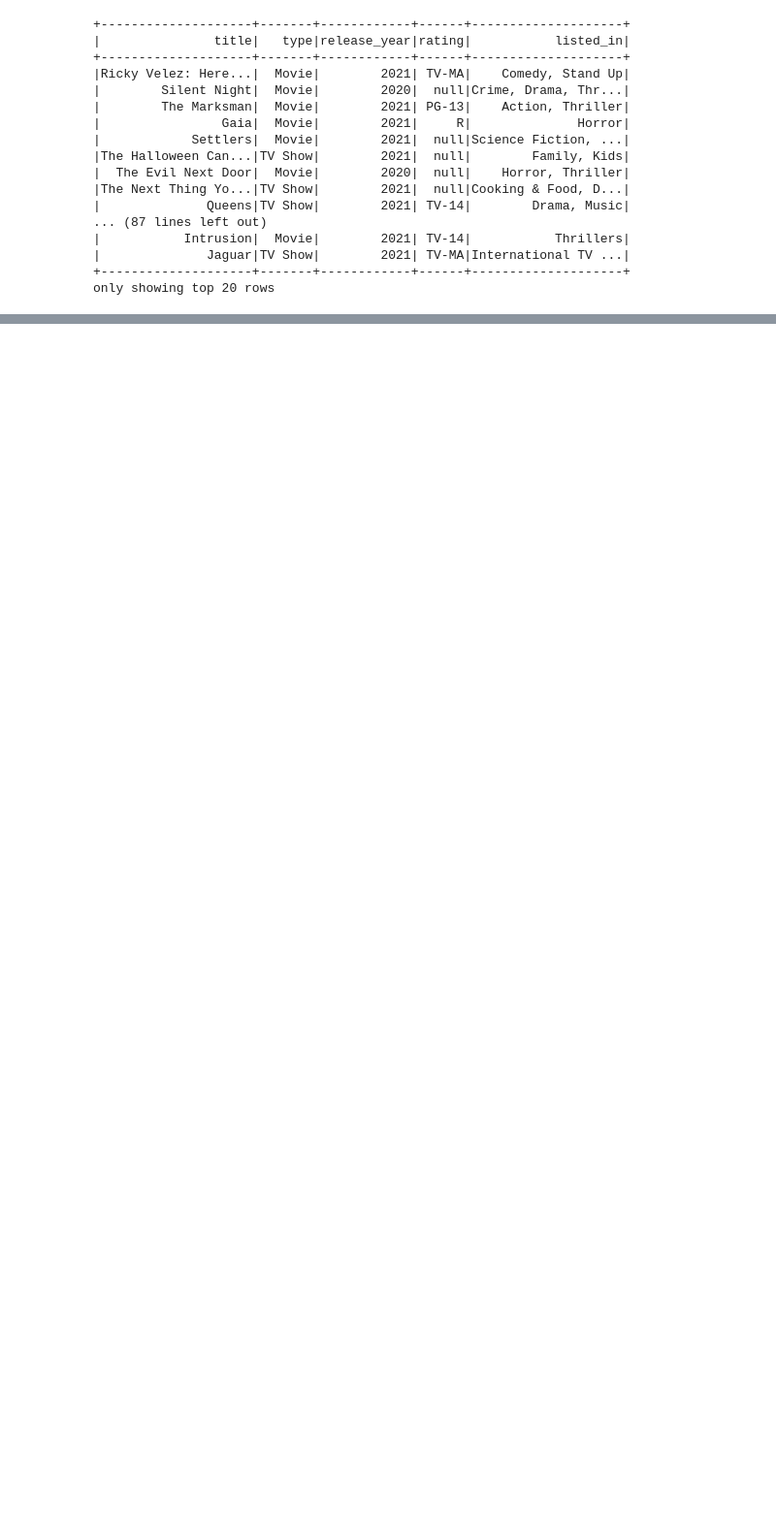
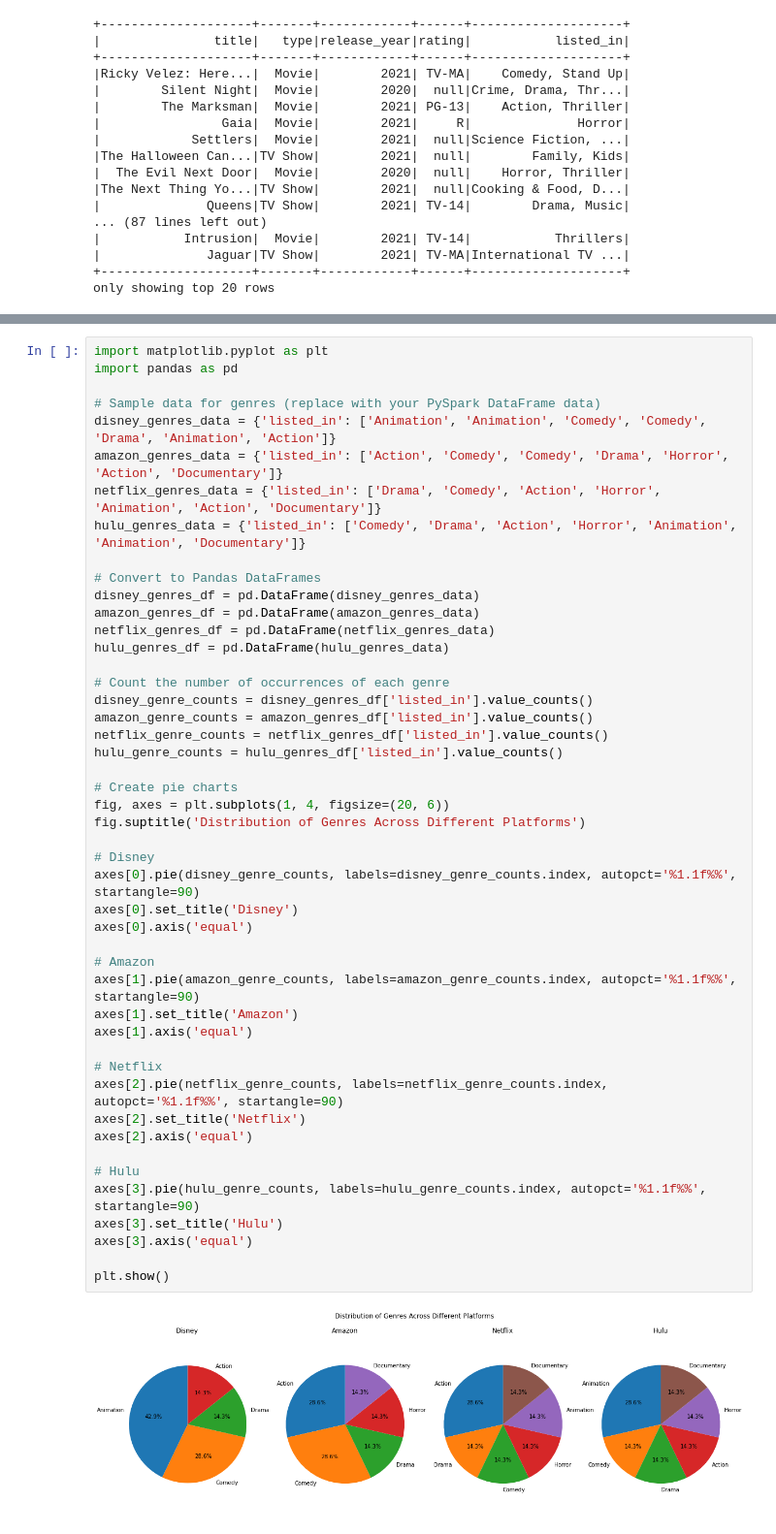
Before and after one commit to Fabio-Poli/CCT-Dublin.SEM2, a Jupyter notebook: CA 1 - SEM 2.ipynb, the cells around one changed output, grey strips where cells are left out. Shown: that part at 97% size. Drawn from its saved outputs; the diff is of its cells as text; blank space fills up the shorter version.

```diff
--- a/CA 1 - SEM 2.ipynb
+++ b/CA 1 - SEM 2.ipynb
@@ -181,0 +423,49 @@ netflix_pd = netflix_year_grouped.toPandas()
+# %%
+import matplotlib.pyplot as plt
+import pandas as pd
+
+# Sample data for genres (replace with your PySpark DataFrame data)
+disney_genres_data = {'listed_in': ['Animation', 'Animation', 'Comedy', 'Comedy', 'Drama', 'Animation', 'Action']}
+amazon_genres_data = {'listed_in': ['Action', 'Comedy', 'Comedy', 'Drama', 'Horror', 'Action', 'Documentary']}
+netflix_genres_data = {'listed_in': ['Drama', 'Comedy', 'Action', 'Horror', 'Animation', 'Action', 'Documentary']}
+hulu_genres_data = {'listed_in': ['Comedy', 'Drama', 'Action', 'Horror', 'Animation', 'Animation', 'Documentary']}
+
+# Convert to Pandas DataFrames
+disney_genres_df = pd.DataFrame(disney_genres_data)
+amazon_genres_df = pd.DataFrame(amazon_genres_data)
+netflix_genres_df = pd.DataFrame(netflix_genres_data)
+hulu_genres_df = pd.DataFrame(hulu_genres_data)
+
+# Count the number of occurrences of each genre
+disney_genre_counts = disney_genres_df['listed_in'].value_counts()
+amazon_genre_counts = amazon_genres_df['listed_in'].value_counts()
+netflix_genre_counts = netflix_genres_df['listed_in'].value_counts()
+hulu_genre_counts = hulu_genres_df['listed_in'].value_counts()
+
+# Create pie charts
+fig, axes = plt.subplots(1, 4, figsize=(20, 6))
+fig.suptitle('Distribution of Genres Across Different Platforms')
+
+# Disney
+axes[0].pie(disney_genre_counts, labels=disney_genre_counts.index, autopct='%1.1f%%', startangle=90)
+axes[0].set_title('Disney')
+axes[0].axis('equal')
+
+# Amazon
+axes[1].pie(amazon_genre_counts, labels=amazon_genre_counts.index, autopct='%1.1f%%', startangle=90)
+axes[1].set_title('Amazon')
+axes[1].axis('equal')
+
+# Netflix
+axes[2].pie(netflix_genre_counts, labels=netflix_genre_counts.index, autopct='%1.1f%%', startangle=90)
+axes[2].set_title('Netflix')
+axes[2].axis('equal')
+
+# Hulu
+axes[3].pie(hulu_genre_counts, labels=hulu_genre_counts.index, autopct='%1.1f%%', startangle=90)
+axes[3].set_title('Hulu')
+axes[3].axis('equal')
+
+plt.show()
+# %% [output]
+[figure, added]
```
Also changed, not shown: parts of 26 cells of this notebook.
